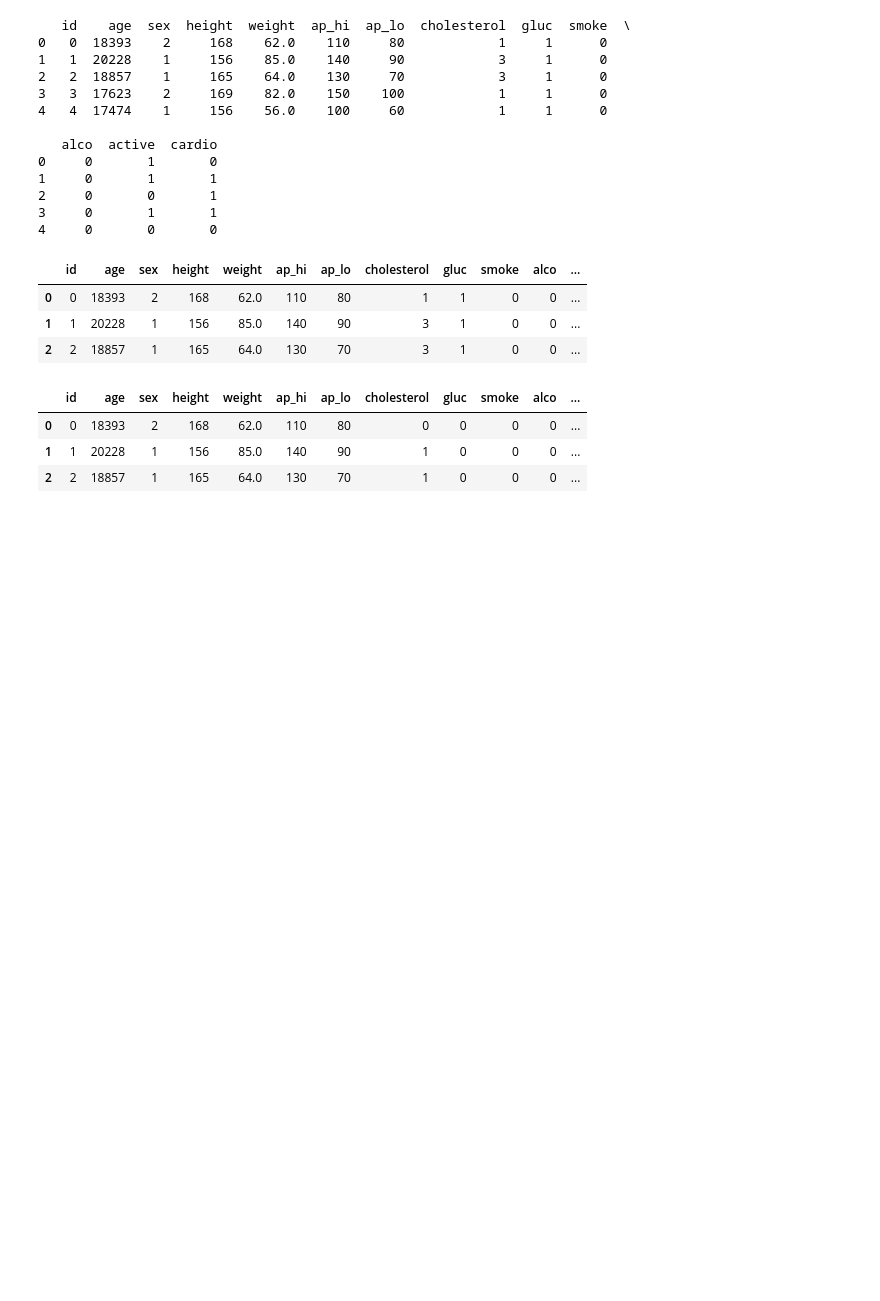
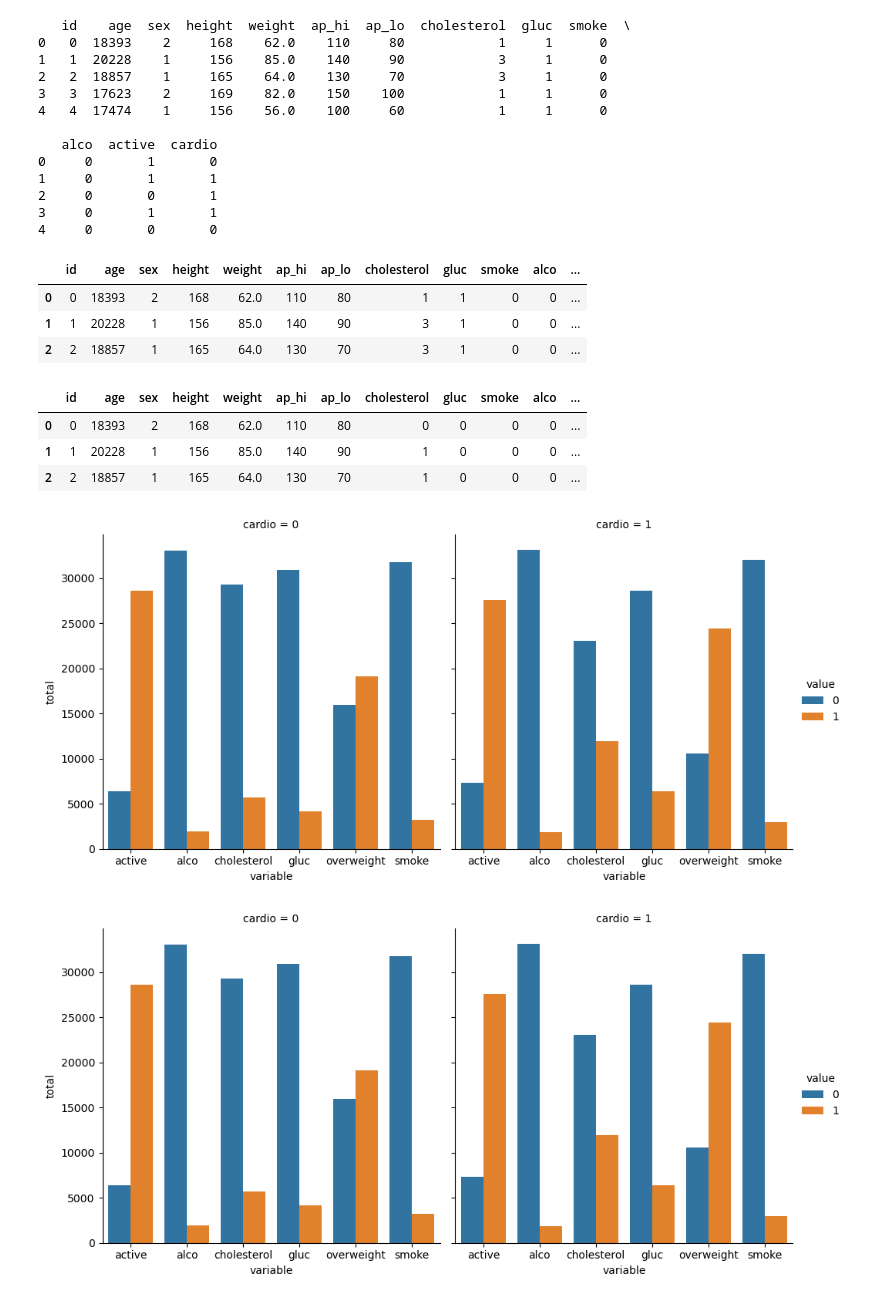
Before and after one commit to awault/med_data_visualizer, a Jupyter notebook: workbook.ipynb, the cells around one changed output. Drawn from its saved outputs; the diff is of its cells as text; code cells hidden in the pictures; blank space fills up the shorter version.

Commit message:
Create cardio catplot

```diff
--- a/workbook.ipynb
+++ b/workbook.ipynb
@@ -64,3 +64,27 @@ df.head(3)
 | 0 | 0 | 18393 | 2 | 168 | 62.0 | 110 | 80 | 0 | 0 | 0 | 0 | ... |
 | 1 | 1 | 20228 | 1 | 156 | 85.0 | 140 | 90 | 1 | 0 | 0 | 0 | ... |
 | 2 | 2 | 18857 | 1 | 165 | 64.0 | 130 | 70 | 1 | 0 | 0 | 0 | ... |
+# %%
+# Draw Categorical Plot
+def draw_cat_plot():
+    # Create DataFrame for cat plot using `pd.melt` using just the values from 'cholesterol', 'gluc', 'smoke', 'alco', 'active', and 'overweight'.
+    df_filtered = df[['cholesterol','gluc','smoke','alco','active','overweight','cardio']]
+    df_cat = pd.melt(df_filtered, value_vars=['cholesterol', 'gluc', 'smoke', 'alco', 'active', 'overweight'], id_vars='cardio', var_name='variable', value_name='value')
+
+    # Group and reformat the data to split it by 'cardio'. Show the counts of each feature. You will have to rename one of the columns for the catplot to work correctly.
+    df_cat = df_cat.groupby(['variable', 'value', 'cardio']).size().reset_index(name='total')
+
+    # Draw the catplot with 'sns.catplot()'
+    g = sns.catplot(x='variable', y='total', hue='value', col='cardio', data=df_cat, kind='bar')
+
+    # Get the figure for the output
+    fig = g.figure
+
+    # Do not modify the next two lines
+    fig.savefig('catplot.png')
+    return fig
+# %%
+draw_cat_plot()
+# %% [output]
+[figure, added]
+[figure, added]
```
Also changed, not shown: 2 other files.
